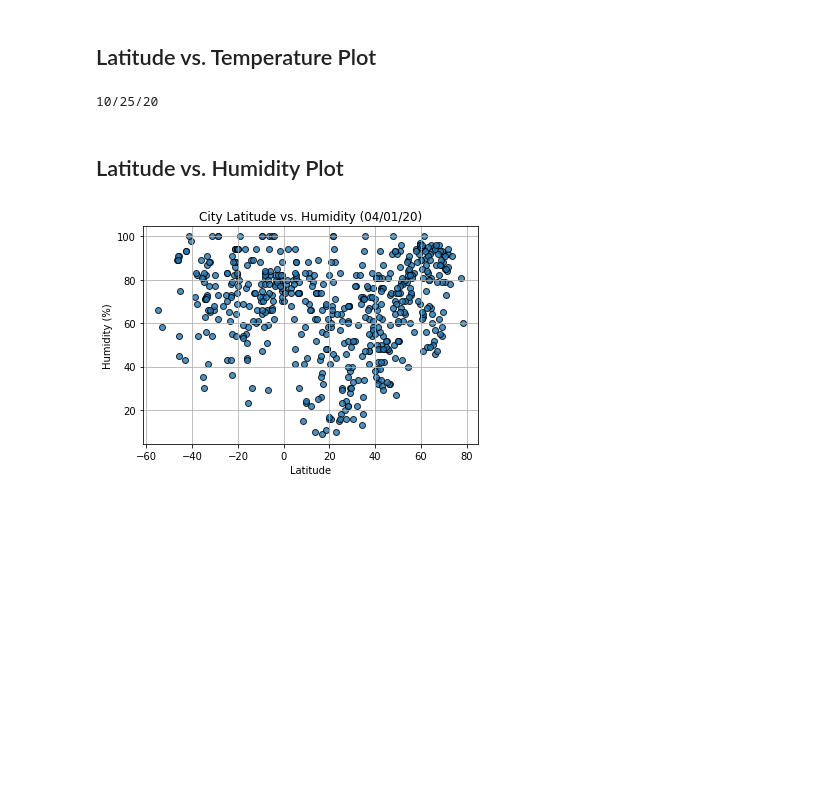
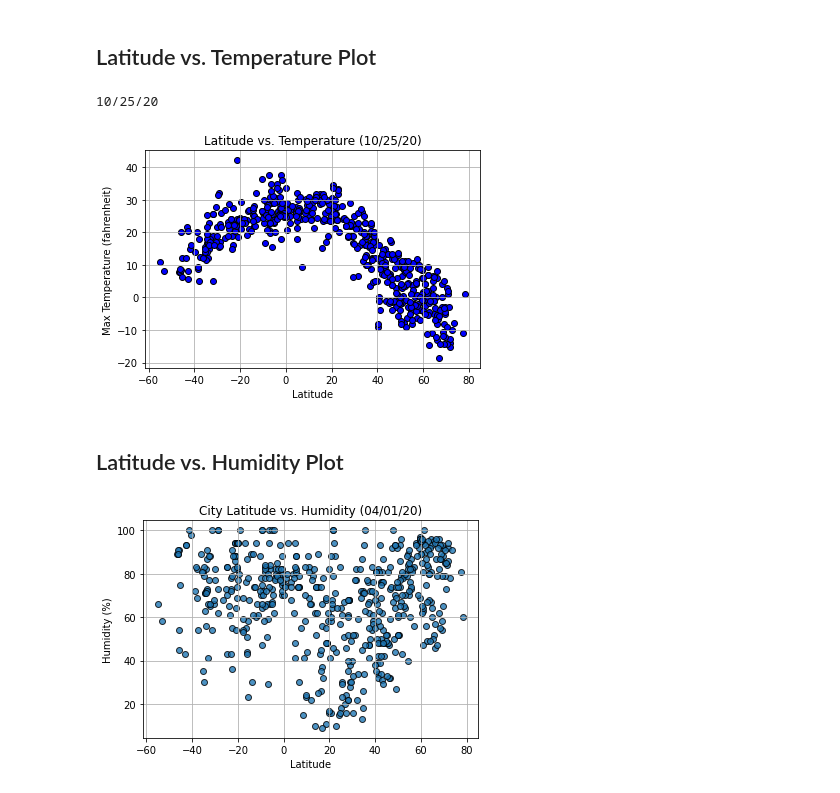
Before and after one commit to Daltonjfield/python-api-challange, a Jupyter notebook: WeatherPy/WeatherPy.ipynb, the cells around one changed output. Drawn from its saved outputs; the diff is of its cells as text; code cells hidden in the pictures; blank space fills up the shorter version.

Commit message:
Created the scatter plot for lat vs temp and saved as a png

```diff
--- a/WeatherPy/WeatherPy.ipynb
+++ b/WeatherPy/WeatherPy.ipynb
@@ -201,6 +201,19 @@ date_time = time.strftime("%x",display_date)
 print(date_time)
 # %% [output]
 10/25/20
+# %%
+plt.title(f"Latitude vs. Temperature ({date_time})")
+x_axis = raw_df["Lat"]
+y_axis = raw_df["Max Temp"]
+plt.scatter(x_axis,y_axis, alpha = 1, marker = 'o', facecolors = 'blue', edgecolors ='black')
+plt.xlabel("Latitude")
+plt.ylabel("Max Temperature (fahrenheit)")
+plt.grid(True)
+plt.show()
+
+plt.savefig("output/lat_vs_temp.png")
+# %% [output]
+[figure, added]
 # %% [markdown]
 ## Latitude vs. Humidity Plot
 # %%
```
Also changed, not shown: 1 other file.
